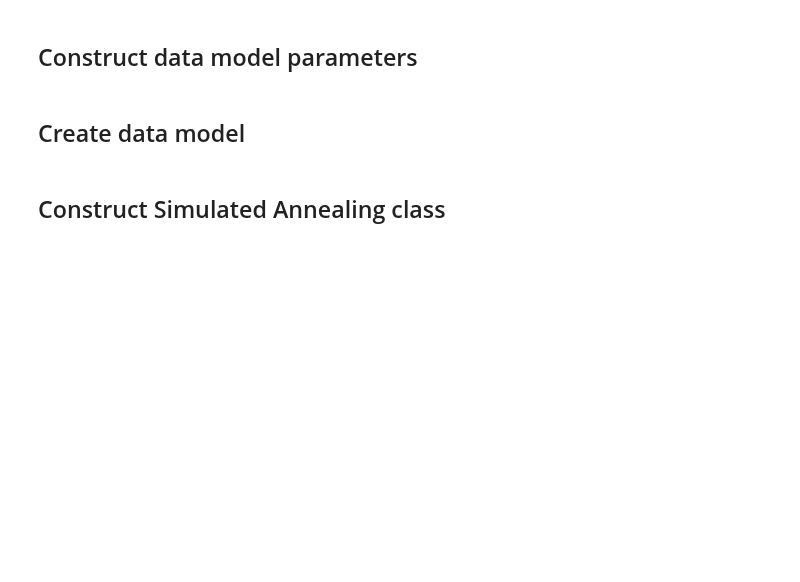
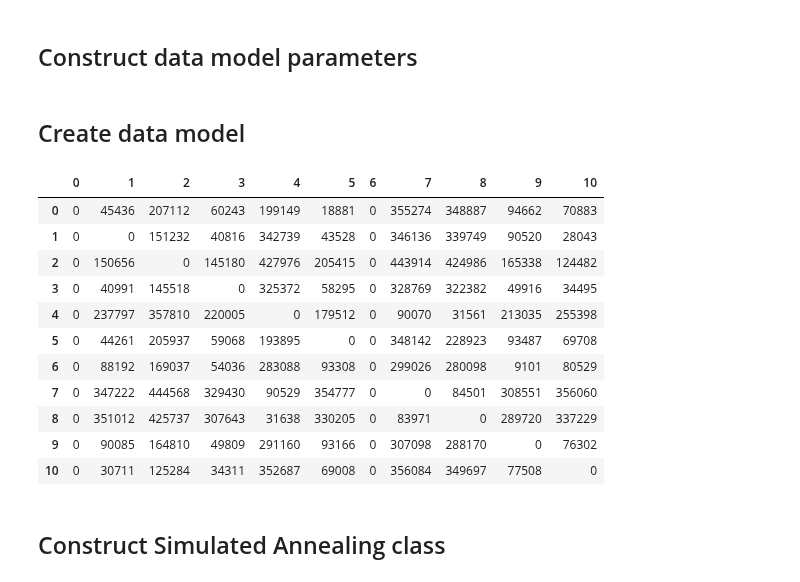
Before and after one commit to kallekj/Explorer, a Jupyter notebook: src/Router.ipynb, the cells around one changed output. Saved outputs shown, nothing was run; the diff lists cells and outputs as text; code cells hidden in the pictures; blank space fills up the shorter version.

```diff
--- a/src/Router.ipynb
+++ b/src/Router.ipynb
@@ -92,3 +110,18 @@ data = create_data_model_depot(**data_model_input)
+# %%
+pd.DataFrame(data['distance_matrix'])
+# %% [output]
+|  | 0 | 1 | 2 | 3 | 4 | 5 | 6 | 7 | 8 | 9 | 10 |
+| 0 | 0 | 45436 | 207112 | 60243 | 199149 | 18881 | 0 | 355274 | 348887 | 94662 | 70883 |
+| 1 | 0 | 0 | 151232 | 40816 | 342739 | 43528 | 0 | 346136 | 339749 | 90520 | 28043 |
+| 2 | 0 | 150656 | 0 | 145180 | 427976 | 205415 | 0 | 443914 | 424986 | 165338 | 124482 |
+| 3 | 0 | 40991 | 145518 | 0 | 325372 | 58295 | 0 | 328769 | 322382 | 49916 | 34495 |
+| 4 | 0 | 237797 | 357810 | 220005 | 0 | 179512 | 0 | 90070 | 31561 | 213035 | 255398 |
+| 5 | 0 | 44261 | 205937 | 59068 | 193895 | 0 | 0 | 348142 | 228923 | 93487 | 69708 |
+| 6 | 0 | 88192 | 169037 | 54036 | 283088 | 93308 | 0 | 299026 | 280098 | 9101 | 80529 |
+| 7 | 0 | 347222 | 444568 | 329430 | 90529 | 354777 | 0 | 0 | 84501 | 308551 | 356060 |
+| 8 | 0 | 351012 | 425737 | 307643 | 31638 | 330205 | 0 | 83971 | 0 | 289720 | 337229 |
+| 9 | 0 | 90085 | 164810 | 49809 | 291160 | 93166 | 0 | 307098 | 288170 | 0 | 76302 |
+| 10 | 0 | 30711 | 125284 | 34311 | 352687 | 69008 | 0 | 356084 | 349697 | 77508 | 0 |
 # %% [markdown]
 ## Construct Simulated Annealing class
 # %%
```
Also changed, not shown: parts of 21 cells of this notebook, 1 other file.
